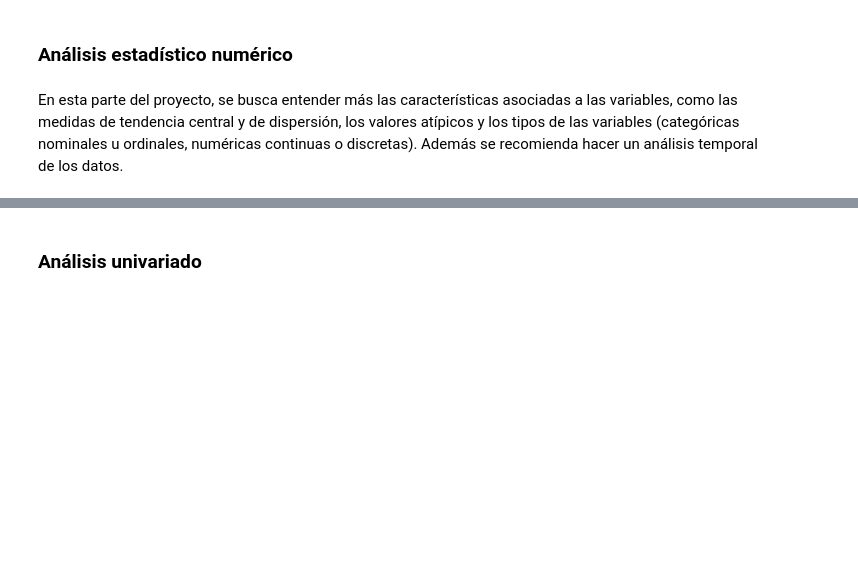
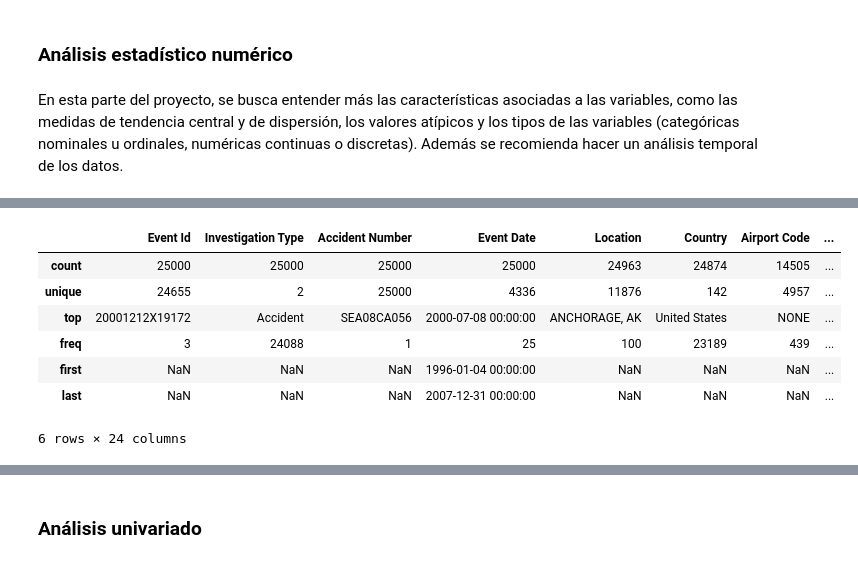
Before and after one commit to jknorenab/machine_learning_course, a Jupyter notebook: aviation_accidents/notebooks/aviation_accidents.ipynb, the cells around one changed output, grey strips where cells are left out. Cells and saved outputs as stored; diff of their text form; code cells hidden in the pictures; blank space fills up the shorter version.

```diff
--- a/aviation_accidents/notebooks/aviation_accidents.ipynb
+++ b/aviation_accidents/notebooks/aviation_accidents.ipynb
@@ -53,0 +132,11 @@ En esta parte del proyecto, se busca entender más las características asociada
+# %%
+df.describe(datetime_is_numeric=False, exclude = np.number)
+# %% [output]
+|  | Event Id | Investigation Type | Accident Number | Event Date | Location | Country | Airport Code | ... |
+| count | 25000 | 25000 | 25000 | 25000 | 24963 | 24874 | 14505 | ... |
+| unique | 24655 | 2 | 25000 | 4336 | 11876 | 142 | 4957 | ... |
+| top | 20001212X19172 | Accident | SEA08CA056 | 2000-07-08 00:00:00 | ANCHORAGE, AK | United States | NONE | ... |
+| freq | 3 | 24088 | 1 | 25 | 100 | 23189 | 439 | ... |
+| first | NaN | NaN | NaN | 1996-01-04 00:00:00 | NaN | NaN | NaN | ... |
+| last | NaN | NaN | NaN | 2007-12-31 00:00:00 | NaN | NaN | NaN | ... |
+6 rows × 24 columns
```
Also changed, not shown: parts of 25 cells of this notebook.
